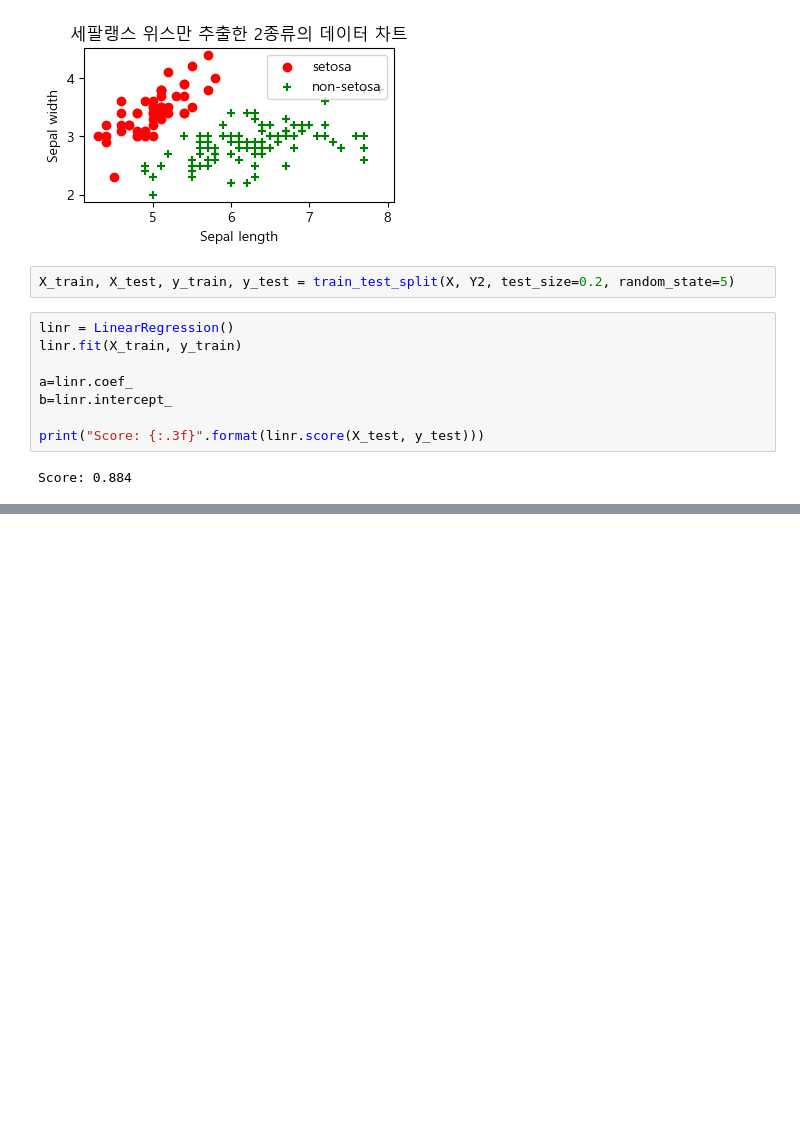
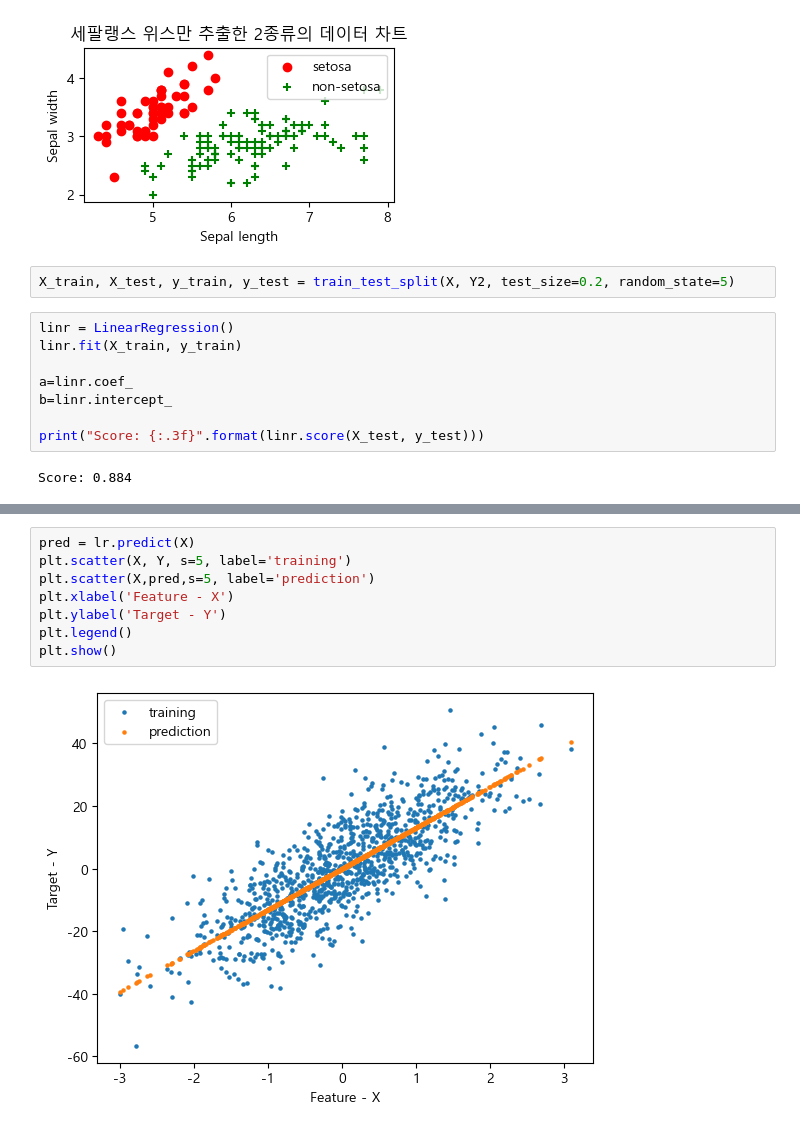
Before and after one commit to hanjaek/Data_Analysis, a Jupyter notebook: M2/5_선형회귀.ipynb, the cells around one changed output, grey strips where cells are left out. Cells and saved outputs as stored; diff of their text form; blank space fills up the shorter version.

```diff
--- a/M2/5_선형회귀.ipynb
+++ b/M2/5_선형회귀.ipynb
@@ -422,0 +486,10 @@ Score: 0.884
+# %%
+pred = lr.predict(X)
+plt.scatter(X, Y, s=5, label='training')
+plt.scatter(X,pred,s=5, label='prediction')
+plt.xlabel('Feature - X')
+plt.ylabel('Target - Y')
+plt.legend()
+plt.show()
+# %% [output]
+[figure, added]
```
Also changed, not shown: parts of 10 cells of this notebook, 2 other files.
